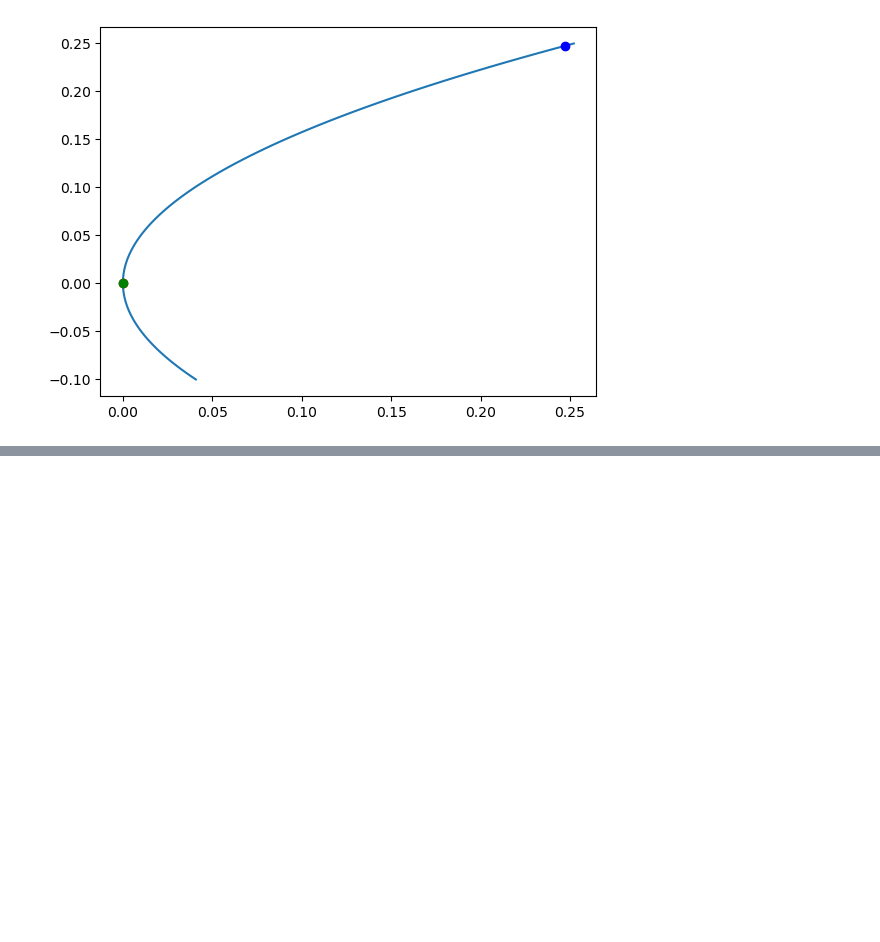
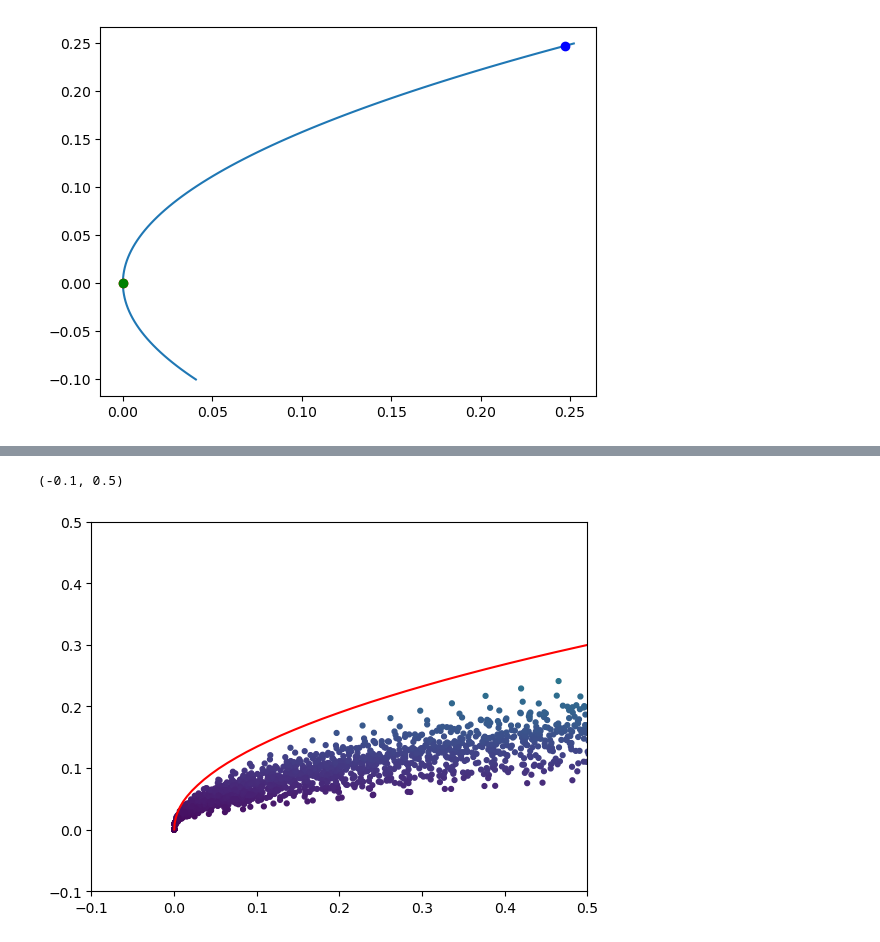
Before and after one commit to victoriawong1123/quant_asset, a Jupyter notebook: project_testing/qarm_self.ipynb, the cells around one changed output, grey strips where cells are left out. Drawn from its saved outputs; the diff is of its cells as text; code cells hidden in the pictures; blank space fills up the shorter version.

```diff
--- a/project_testing/qarm_self.ipynb
+++ b/project_testing/qarm_self.ipynb
@@ -450,0 +443,10 @@ efficient_frontier(mu_1, cov_1, risk_aversion, num_port)
+# %%
+ax = plt.gca()
+
+ax.plot(cov_res, mu_res, 'r-')
+ax.scatter(opt_covs, opt_mus, c=np.asarray(opt_mus), s=12)
+ax.set_xlim(-0.1, 0.5)
+ax.set_ylim(-0.1, 0.5)
+# %% [output]
+(-0.1, 0.5)
+[figure, added]
```
Also changed, not shown: parts of 8 cells of this notebook, 5 other files.
